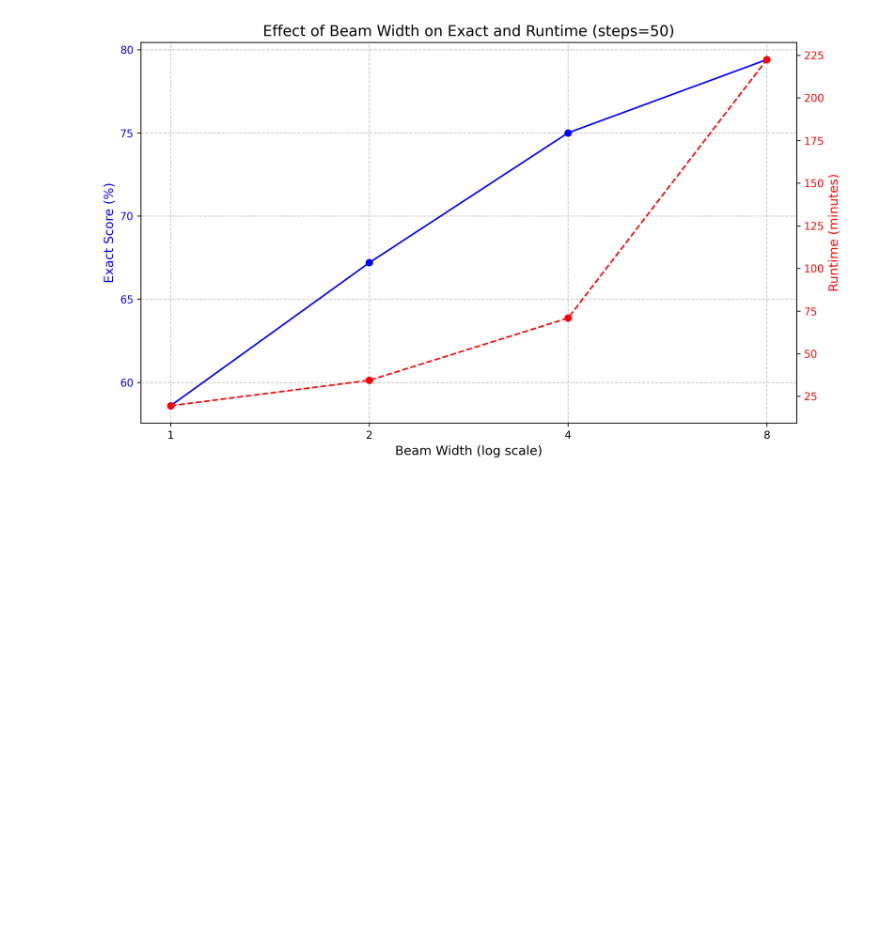
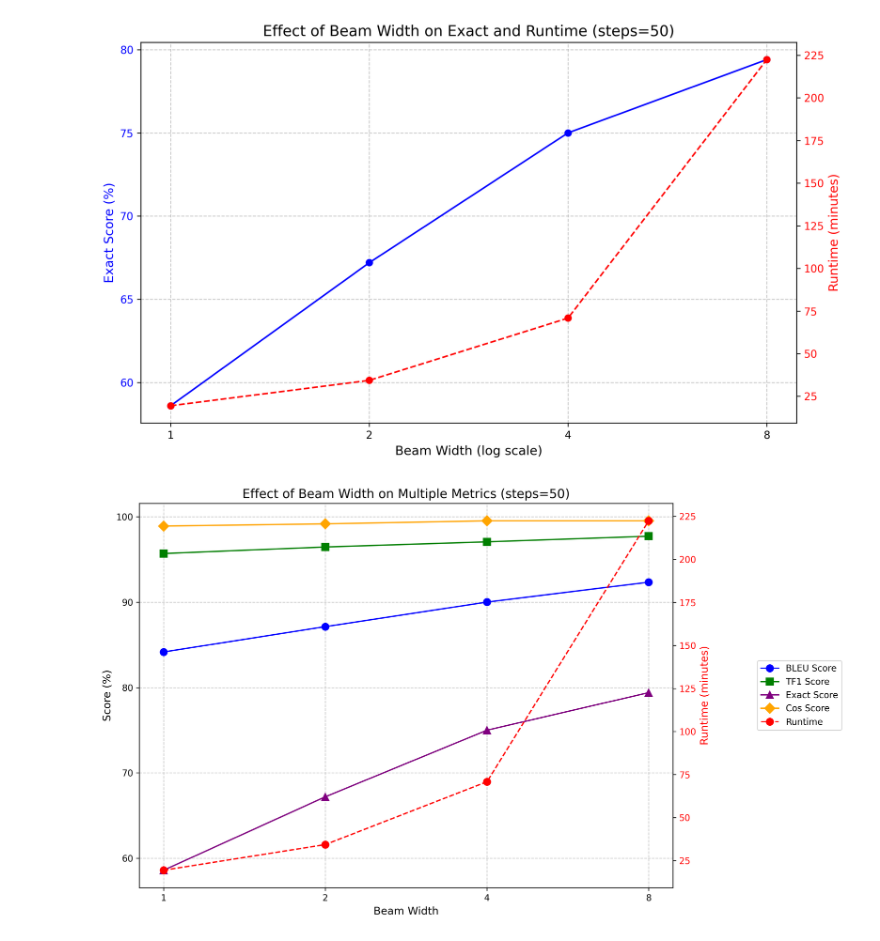
Before and after one commit to ryan-ott/vec2text, a Jupyter notebook: analysis.ipynb, the cells around one changed output. Cells and saved outputs as stored; diff of their text form; code cells hidden in the pictures; blank space fills up the shorter version.

```diff
--- a/analysis.ipynb
+++ b/analysis.ipynb
@@ -124,3 +124,49 @@ fig.tight_layout()
 plt.show()
 # %% [output]
 [figure]
+# %%
+# ToDo scale all metrics to 0-100 and show on the same plot (also cosine)
+
+# Scale all metrics to 0-100
+scaled_data = data.copy()
+metrics = ['BLEU', 'TF1', 'Exact', 'Cos']
+colors = ['blue', 'green', 'purple', 'orange']
+markers = ['o', 's', '^', 'D']
+
+fig, ax1 = plt.subplots(figsize=(12, 7), dpi=300)
+
+# Plot each metric
+for metric, color, marker in zip(metrics, colors, markers):
+    ax1.plot(data['Beam'], data[metric] * 100,
+             marker=marker, linestyle='-',
+             color=color, label=f'{metric} Score',
+             markersize=8)
+
+ax1.set_title('Effect of Beam Width on Multiple Metrics (steps=50)', fontsize=14)
+ax1.set_xlabel('Beam Width', fontsize=12)
+ax1.set_ylabel('Score (%)', fontsize=12)
+ax1.set_xscale('log')
+ax1.set_xticks([1, 2, 4, 8])
+ax1.get_xaxis().set_major_formatter(plt.ScalarFormatter())
+ax1.get_xaxis().set_minor_formatter(plt.NullFormatter())
+ax1.tick_params(axis='x', which='minor', bottom=False)
+
+# Runtime on the right y-axis
+ax2 = ax1.twinx()
+ax2.set_ylabel('Runtime (minutes)', fontsize=12, color='red')
+ax2.plot(data['Beam'], data['Runtime (min)'], 'o--',
+         color='red', label='Runtime', markersize=8)
+ax2.tick_params(axis='y', labelcolor='red')
+
+# Combine legends from both axes
+lines1, labels1 = ax1.get_legend_handles_labels()
+lines2, labels2 = ax2.get_legend_handles_labels()
+ax1.legend(lines1 + lines2, labels1 + labels2,
+          loc='center left', bbox_to_anchor=(1.15, 0.5))
+
+# Gridlines and layout
+ax1.grid(visible=True, linestyle='--', alpha=0.7)
+fig.tight_layout()
+plt.show()
+# %% [output]
+[figure, added]
```
Also changed, not shown: parts of 2 cells of this notebook, 5 other files.
